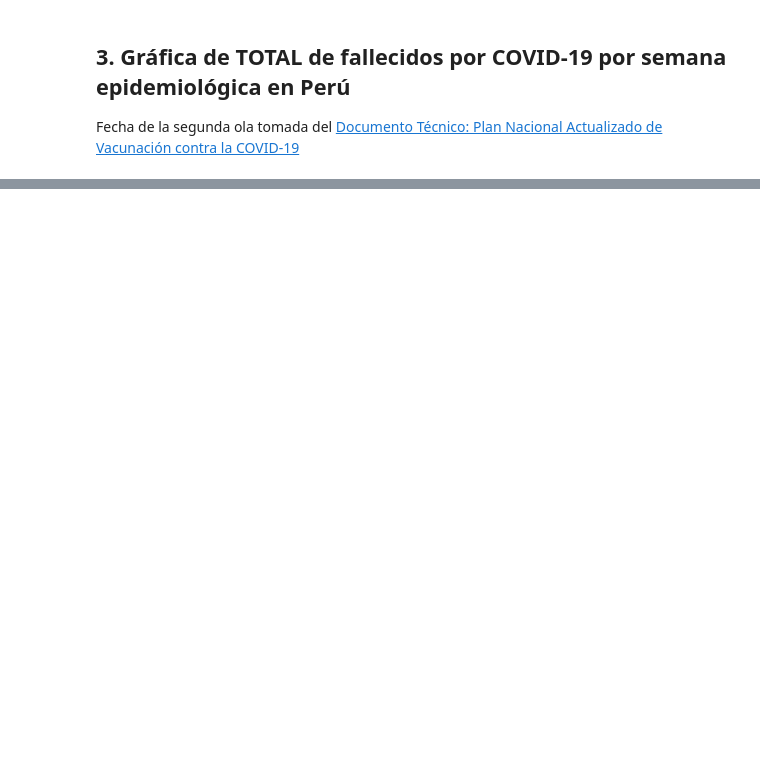
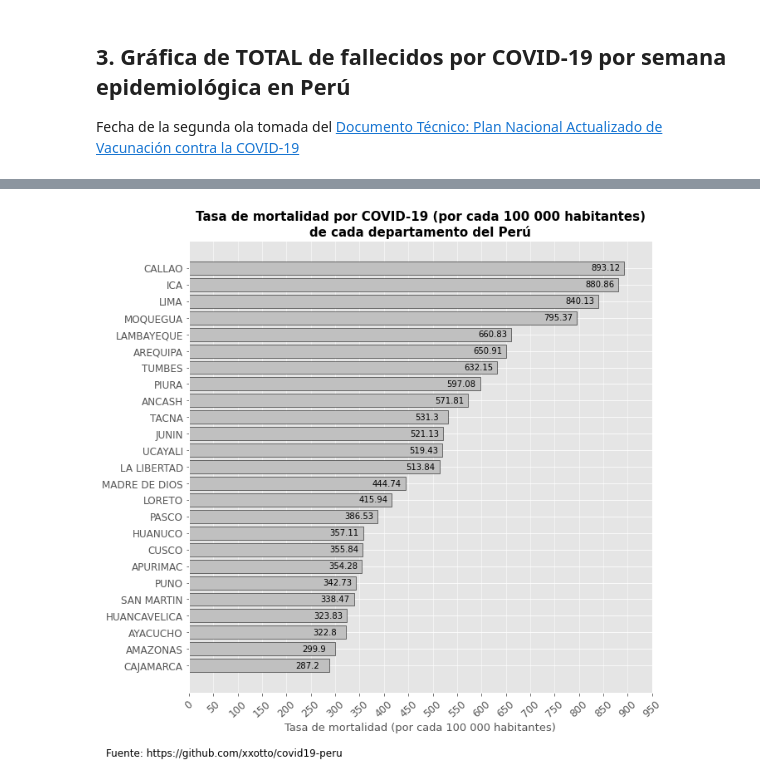
Before and after one commit to xxotto/covid19-Peru, a Jupyter notebook: 3_Analysis.ipynb, the cells around one changed output, grey strips where cells are left out. Cells and saved outputs as stored; diff of their text form; code cells hidden in the pictures; blank space fills up the shorter version.

```diff
--- a/3_Analysis.ipynb
+++ b/3_Analysis.ipynb
@@ -198,34 +226,36 @@ def barplot_dep(df):
     plt.style.use('ggplot')
 
     # Create y positions
-    y_pos = np.arange(len(df["departamento"]))
+    y_pos = np.arange(len(df["departamentos"]))
     df = df.sort_values(by=["tasa_mortalidad"])
 
     # Create bars
     bh = plt.barh(y_pos, df["tasa_mortalidad"], color="silver", edgecolor="black")
-    plt.barh(18, df["tasa_mortalidad"].iloc[18], color="indianred", edgecolor="black")
+    #plt.barh(18, df["tasa_mortalidad"].iloc[18], color="indianred", edgecolor="black")
     ax.bar_label(ax.containers[0], label_type= 'edge', padding=-40)
 
     # Create names on the x-axis
     plt.xticks(np.arange(0, 1000, 50),rotation = 42)
-    plt.yticks(y_pos, df["departamento"], fontsize=12)
+    plt.yticks(y_pos, df["departamentos"], fontsize=12)
 
     # Labels
     plt.title("Tasa de mortalidad por COVID-19 (por cada 100 000 habitantes)\nde cada departamento del Perú",
              fontsize=15, weight="bold")
     plt.xlabel("Tasa de mortalidad (por cada 100 000 habitantes)", fontsize=13)
     plt.tick_params(axis="x", labelsize=12)
 
     #plt.axvline(x=613.7630085109, color="brown", linestyle="dashed", linewidth=.75)
 
     # Configure grid
     plt.grid(True, axis= "x", linewidth=.5, linestyle="-")  # Configure grid
     plt.rcParams["axes.axisbelow"] = True
 
     plt.text(-170, -5.5, r"Fuente: https://github.com/xxotto/covid19-peru", fontsize=12)
 
     # Show graphic
     plt.savefig('Images/covid19-peru_fallecidos_x_departamentos.png', bbox_inches='tight')
     plt.show()
 
-barplot_dep(fal_vac_dep)
+barplot_dep(dp2)
+# %% [output]
+[figure, added]
```
Also changed, not shown: parts of 7 cells of this notebook, 7 other files.
